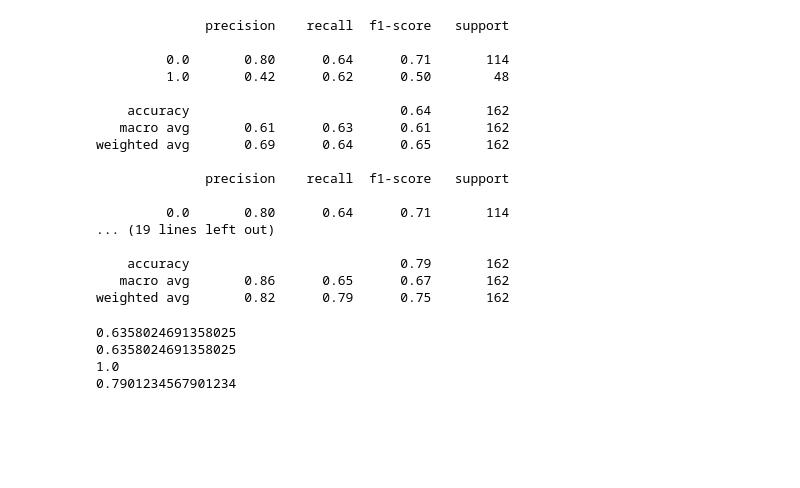
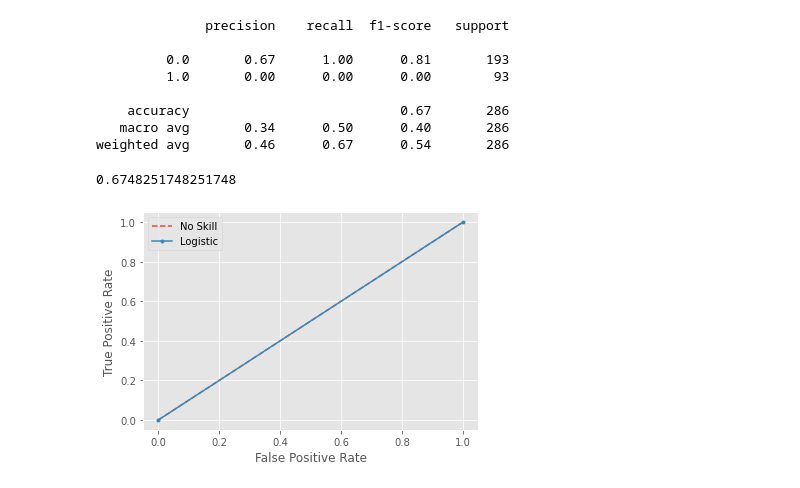
Before and after one commit to Cpizzle1/capstone2, a Jupyter notebook: notebooks/Models.ipynb, the cells around one changed output. Cells and saved outputs as stored; diff of their text form; code cells hidden in the pictures; blank space fills up the shorter version.

Commit message:
changed a lot, I didnt break model jupyter notebook

```diff
--- a/notebooks/Models.ipynb
+++ b/notebooks/Models.ipynb
@@ -49,6 +51,6 @@ mrna_df.death_from_cancer.fillna(0, inplace = True)
 y = mrna_df.pop('death_from_cancer')
 X = mrna_df
 # %%
-X_train, X_val, y_train, y_val = train_test_split(X, y, test_size=0.15, random_state=1, stratify = y)
-X_train2, X_test, y_train2, y_test = train_test_split(X_train.copy(), y_train.copy(), test_size=0.10, random_state=1)
+X_train, X_test, y_train, y_test = train_test_split(X, y, test_size=0.15, random_state=1, stratify = y)
+# X_train2, X_test, y_train2, y_test = train_test_split(X_train.copy(), y_train.copy(), test_size=0.10, random_state=1)
 # %%
@@ -164,34 +199,60 @@ print(lst)
 # %%
 print(classification_report(y_test, logistic_y_hats))
-print(classification_report(y_test, svm_y_hats))
-print(classification_report(y_test, gy_hats))
-print(classification_report(y_test, ry_hats))
+# print(classification_report(y_test, svm_y_hats))
+# print(classification_report(y_test, gy_hats))
+# print(classification_report(y_test, ry_hats))
+# print(classification_report(y_test, ada_y_hats))
+# print(classification_report(y_test, SGD_y_hats))
 # %% [output]
               precision    recall  f1-score   support
 
-         0.0       0.80      0.64      0.71       114
-         1.0       0.42      0.62      0.50        48
+         0.0       0.67      1.00      0.81       193
+         1.0       0.00      0.00      0.00        93
 
-    accuracy                           0.64       162
-   macro avg       0.61      0.63      0.61       162
-weighted avg       0.69      0.64      0.65       162
-
-              precision    recall  f1-score   support
-
-         0.0       0.80      0.64      0.71       114
-... (19 lines left out)
-
-    accuracy                           0.79       162
-   macro avg       0.86      0.65      0.67       162
-weighted avg       0.82      0.79      0.75       162
+    accuracy                           0.67       286
+   macro avg       0.34      0.50      0.40       286
+weighted avg       0.46      0.67      0.54       286
 # %%
 print(accuracy_score(y_test, logistic_y_hats))
-print(accuracy_score(y_test, svm_y_hats))
-print(accuracy_score(y_test, gy_hats))
-print(accuracy_score(y_test, ry_hats))
+# print(accuracy_score(y_test, svm_y_hats))
+# print(accuracy_score(y_test, gy_hats))
+# print(accuracy_score(y_test, ry_hats))
+# print(accuracy_score(y_test, ada_y_hats))
+# print(accuracy_score(y_test, SGD_y_hats))
 # %% [output]
-0.6358024691358025
-0.6358024691358025
-1.0
-0.7901234567901234
+0.6748251748251748
+# %%
+
+logistic_best_model.fit(X_train, y_train)
+# predict probabilities
+yhat = logistic_best_model.predict_proba(X_test)
+# keep probabilities for the positive outcome only
+yhat = yhat[:, 1]
+# calculate roc curves
+fpr, tpr, thresholds = roc_curve(y_test, yhat)
+# plot the roc curve for the model
+plt.plot([0,1], [0,1], linestyle='--', label='No Skill')
+plt.plot(fpr, tpr, marker='.', label='Logistic')
+# axis labels
+plt.xlabel('False Positive Rate')
+plt.ylabel('True Positive Rate')
+plt.legend()
+# show the plot
+plt.show()
+
+
+
+from sklearn import metrics
+# preds =logistic_best_model.predict_proba(X_test)
+# tpr, tpr, thresholds = metrics.roc_curve(y_test,preds[:,1])
+# print (thresholds)
+
+# accuracy_ls = []
+# for thres in thresholds:
+#     y_pred = np.where(preds[:,1]>thres,1,0)
+#     # Apply desired utility function to y_preds, for example accuracy.
+#     accuracy_ls.append(metrics.recall_score(y_test, y_pred))
+# accuracy_ls
+# %% [output]
+[figure, added]
 # %%
```
Also changed, not shown: parts of 22 cells of this notebook, 4 other files.
